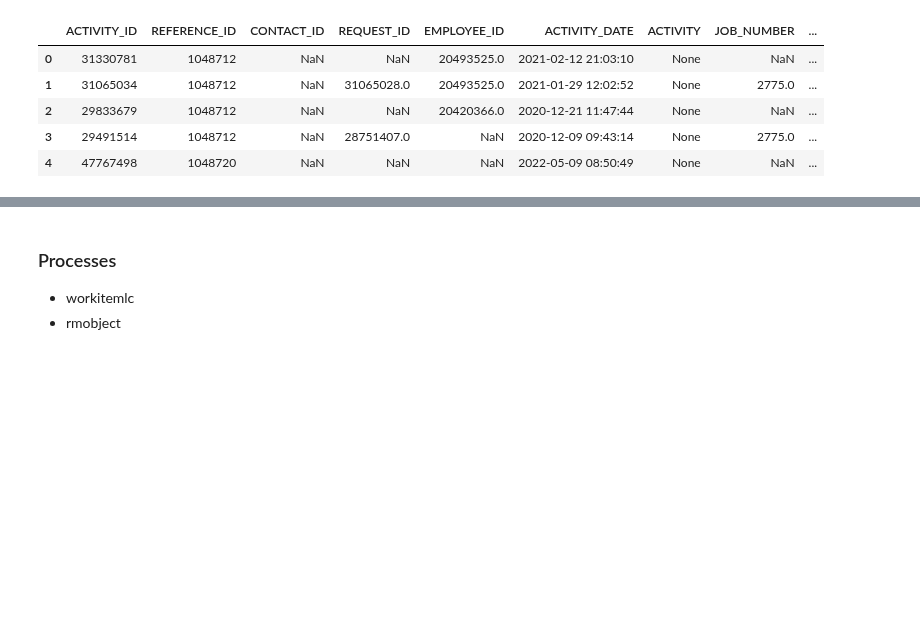
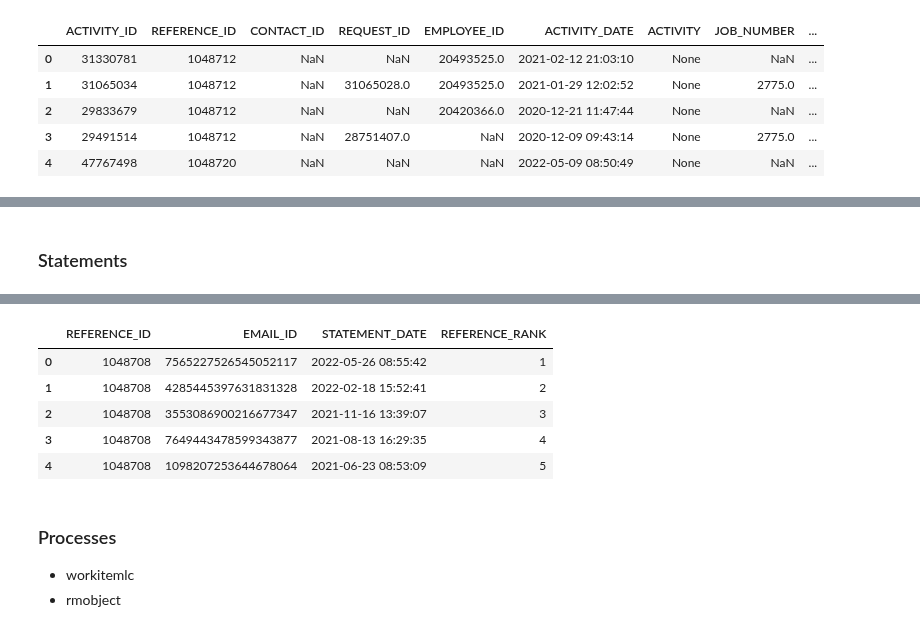
Before and after one commit to cpassorelli/call-reports, a Jupyter notebook: ipython/requests-data-warehouse-integration-silver.ipynb, the cells around one changed output, grey strips where cells are left out. Cells and saved outputs as stored; diff of their text form; code cells hidden in the pictures; blank space fills up the shorter version.

```diff
--- a/ipython/requests-data-warehouse-integration-silver.ipynb
+++ b/ipython/requests-data-warehouse-integration-silver.ipynb
@@ -224,0 +224,35 @@ Wall time: 17.7 s
+# %% [markdown]
+### Statements
+# %%
+%%time
+path = os.path.join(SILVER, 'statements')
+
+column = dense_rank().over(Window.partitionBy('REFERENCE_ID').orderBy(desc('STATEMENT_DATE')))
+
+(
+    spark
+    .read
+    .parquet(os.path.join(BRONZE, 'Statements'))
+    .selectExpr(
+        'ReferenceNumber as REFERENCE_ID',
+        'abs(xxhash64(EmailMessageID)) as EMAIL_ID',
+        'CreatedDate as STATEMENT_DATE',
+    )
+    .withColumn('REFERENCE_RANK', column)
+    .withColumn('STATEMENT_DATE', date_trunc('second', 'STATEMENT_DATE'))
+#     .join(
+#         activities,
+#         on='REFERENCE_ID',
+#         how='left_semi'
+#     )
+    .write
+    .mode('overwrite')
+    .parquet(path)
+)
+
+
+statements = spark.read.parquet(path)
+# statements.createOrReplaceTempView('statements')
+# display(statements)
+statements.limit(5).toPandas()
+# %% [output]
@@ -225,3 +261,9 @@ Wall time: 17.7 s
+|  | REFERENCE_ID | EMAIL_ID | STATEMENT_DATE | REFERENCE_RANK |
+| 0 | 1048708 | 7565227526545052117 | 2022-05-26 08:55:42 | 1 |
+| 1 | 1048708 | 4285445397631831328 | 2022-02-18 15:52:41 | 2 |
+| 2 | 1048708 | 3553086900216677347 | 2021-11-16 13:39:07 | 3 |
+| 3 | 1048708 | 7649443478599343877 | 2021-08-13 16:29:35 | 4 |
+| 4 | 1048708 | 1098207253644678064 | 2021-06-23 08:53:09 | 5 |
 # %% [markdown]
 ### Processes
 - workitemlc
```
Also changed, not shown: parts of 11 cells of this notebook, 2 other files.
